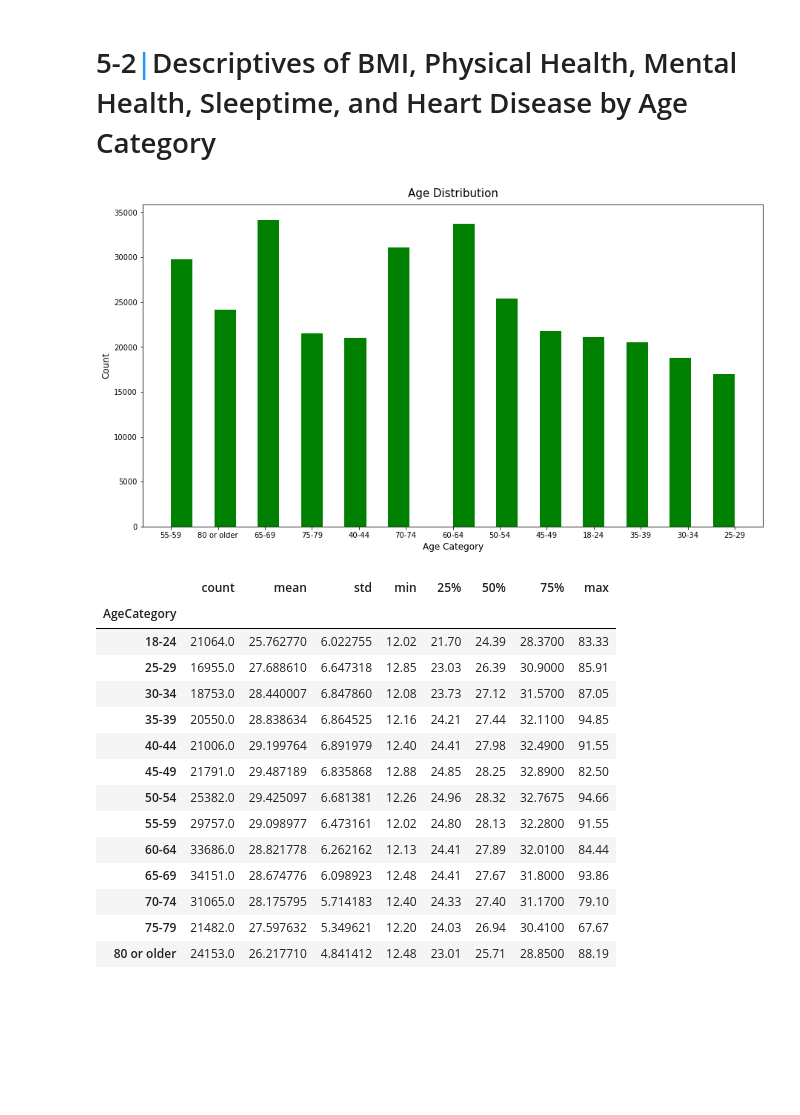
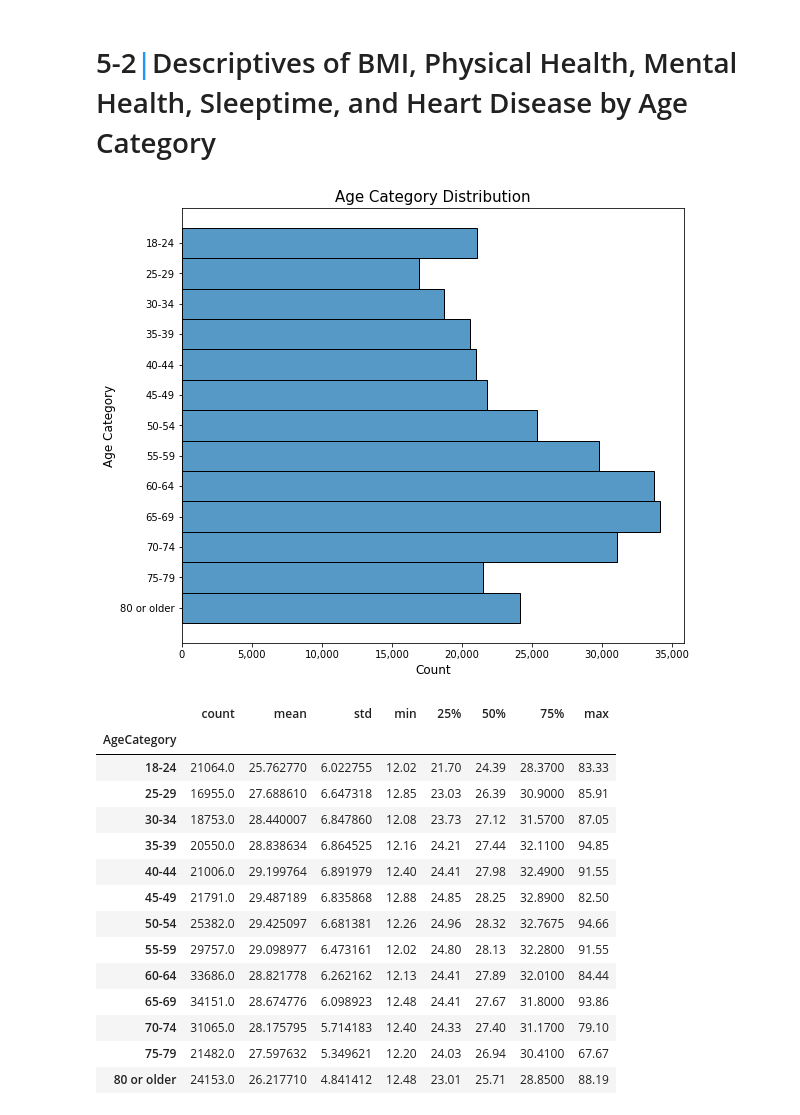
Before and after one commit to jhonpire/predicting_heartdisease, a Jupyter notebook: heart_disease_sample.ipynb, the cells around one changed output. Cells and saved outputs as stored; diff of their text form; code cells hidden in the pictures; blank space fills up the shorter version.

```diff
--- a/heart_disease_sample.ipynb
+++ b/heart_disease_sample.ipynb
@@ -363,20 +367,23 @@ plt.show()
 [figure]
 # %% [markdown]
 # 5-2<span style='color:#0386f7de'>|</span>Descriptives of BMI, Physical Health, Mental Health, Sleeptime, and Heart Disease by Age Category</b>
-# %%
-# Age Category Distribution
-
-fig, ax = plt.subplots(figsize=(15, 8))
-
-ax.hist(heart_database["AgeCategory"],bins=26, color="green")
-
-ax.set_title('Age Distribution', fontsize=15, pad=10)
-ax.set_ylabel('Count', fontsize=12)
-ax.set_xlabel('Age Category', fontsize=12)
-
-plt.show()
-# %% [output]
-[figure, removed]
+# %%
+# Age distribution
+
+fig, ax = plt.subplots(figsize=(9, 8))
+sns.histplot(data=heart_database, y='AgeCategory', palette='blue')
+
+ax.set_title('Age Category Distribution', fontsize=15)
+ax.set_ylabel('Age Category', fontdict={'fontsize': 12})
+ax.set_xlabel('Count', fontdict={'fontsize': 12})
+ax.xaxis.set_major_formatter(lambda x, pos: format(int(x), ','))
+
+plt.show()
+
+#labels=['18-24','25-29','30-34','35-39','40-44','45-49','50-54','55-59','60-64','65-69','70-74','75-79','80 or older']
+#ax.set_yticklabels(labels)
+# %% [output]
+[figure, added]
 # %%
 # Descriptive statistics of BMI
 heart_database["BMI"].groupby(heart_database['AgeCategory']).describe()
```
Also changed, not shown: parts of 10 cells of this notebook.
